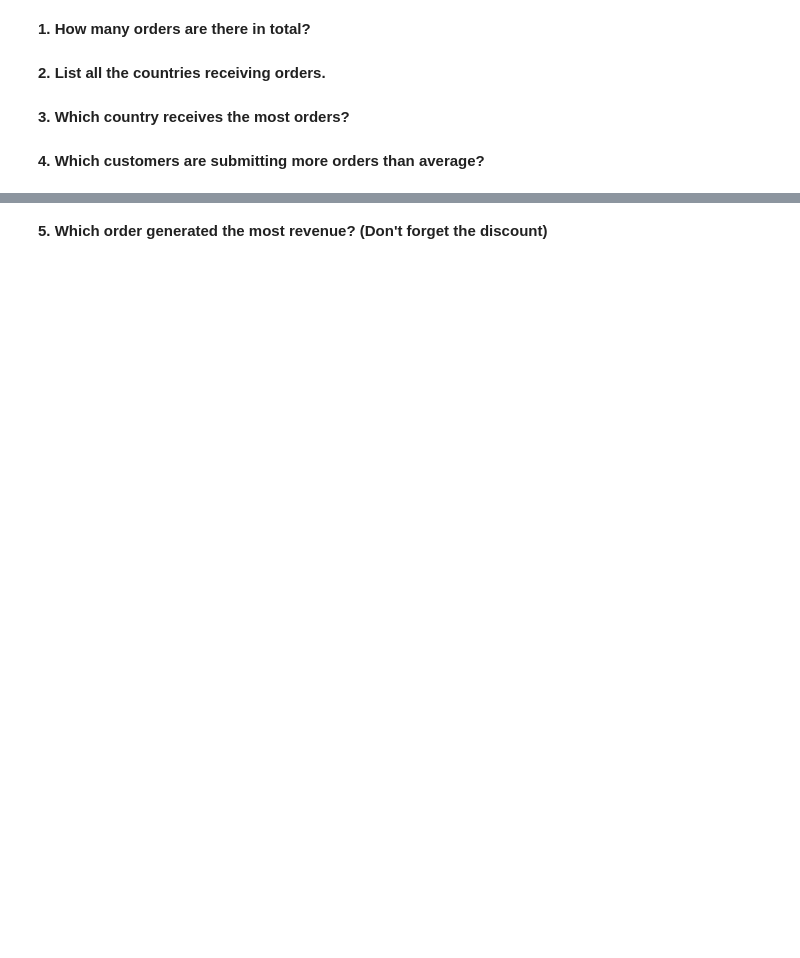
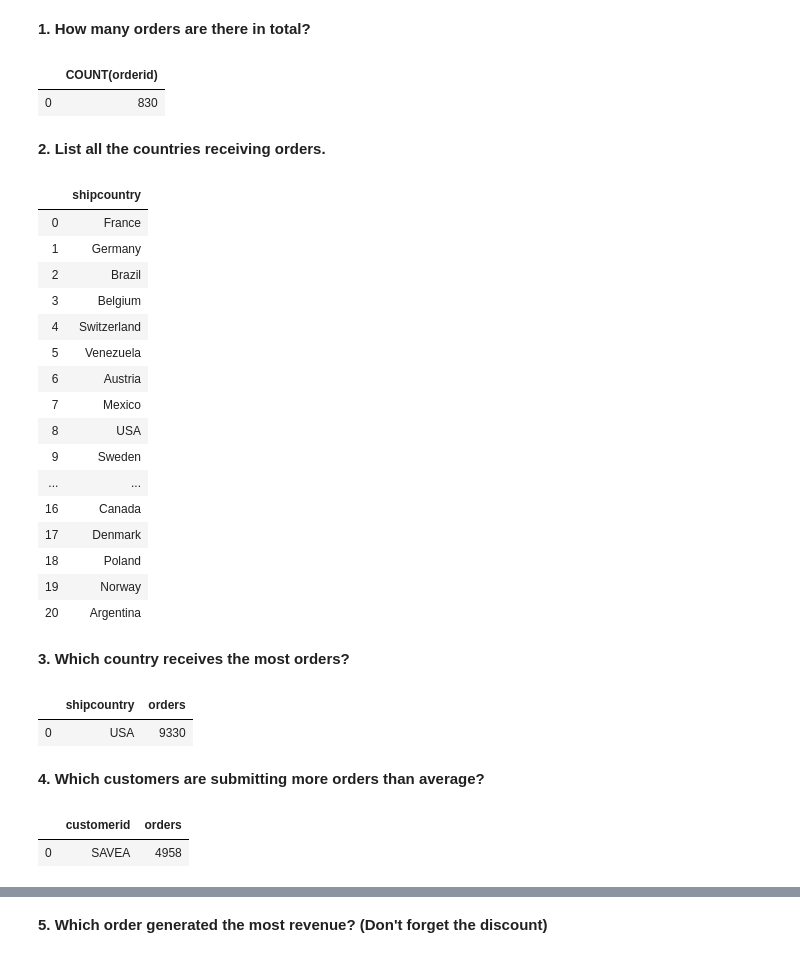
Before and after one commit to Mbuhliagah/database_and-_SQL, a Jupyter notebook: lab/databases-and-sql-lab.ipynb, the cells around one changed output, grey strips where cells are left out. Drawn from its saved outputs; the diff is of its cells as text; code cells hidden in the pictures; blank space fills up the shorter version.

```diff
--- a/lab/databases-and-sql-lab.ipynb
+++ b/lab/databases-and-sql-lab.ipynb
@@ -33,8 +190,74 @@ This is a stripped-down version of the Northwind database, a set of tables repre
 # %% [markdown]
 **1. How many orders are there in total?**
+# %%
+sql = '''
+SELECT COUNT(orderid)
+FROM orders
+'''
+
+
+pd.read_sql(sql , conn)
+# %% [output]
+|  | COUNT(orderid) |
+| 0 | 830 |
 # %% [markdown]
 **2. List all the countries receiving orders.**
+# %%
+sql = '''
+SELECT DISTINCT shipcountry
+FROM orders
+'''
+
+pd.read_sql(sql, conn)
+# %% [output]
+|  | shipcountry |
+| 0 | France |
+| 1 | Germany |
+| 2 | Brazil |
+| 3 | Belgium |
+| 4 | Switzerland |
+| 5 | Venezuela |
+| 6 | Austria |
+| 7 | Mexico |
+| 8 | USA |
+| 9 | Sweden |
+| ... | ... |
+| 16 | Canada |
+| 17 | Denmark |
+| 18 | Poland |
+| 19 | Norway |
+| 20 | Argentina |
 # %% [markdown]
 **3. Which country receives the most orders?**
+# %%
+sql = '''
+SELECT shipcountry  , SUM(quantity) AS orders
+FROM orders
+JOIN order_details
+ON orders.orderid = order_details.orderid
+GROUP BY 1
+ORDER BY 2 DESC
+LIMIT 1
+'''
+
+pd.read_sql(sql, conn)
+# %% [output]
+|  | shipcountry | orders |
+| 0 | USA | 9330 |
 # %% [markdown]
 **4. Which customers are submitting more orders than average?**
+# %%
+sql = '''
+SELECT customerid  , SUM(quantity) AS orders
+FROM orders
+JOIN order_details
+ON orders.orderid = order_details.orderid
+GROUP BY 1
+ORDER BY 2 DESC
+LIMIT 1
+'''
+
+pd.read_sql(sql, conn)
+# %% [output]
+|  | customerid | orders |
+| 0 | SAVEA | 4958 |
```
Also changed, not shown: parts of 17 cells of this notebook.
